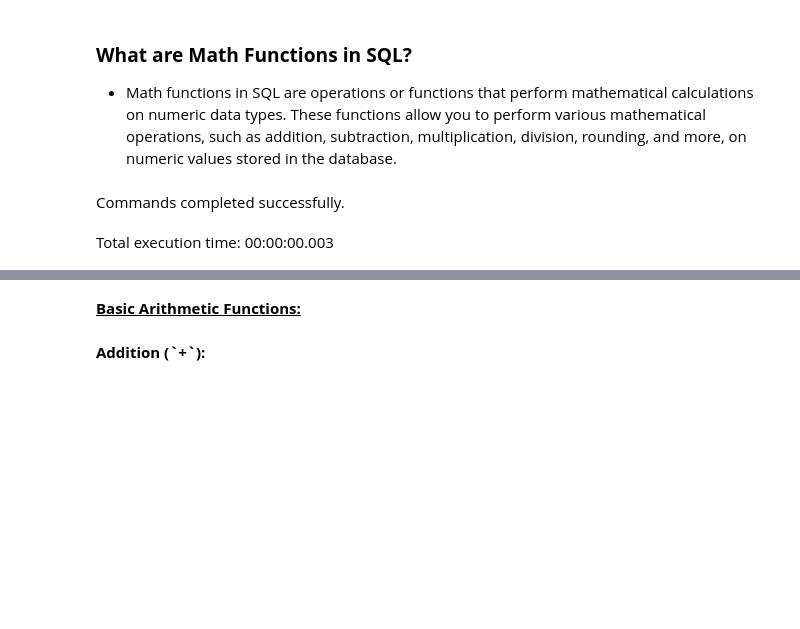
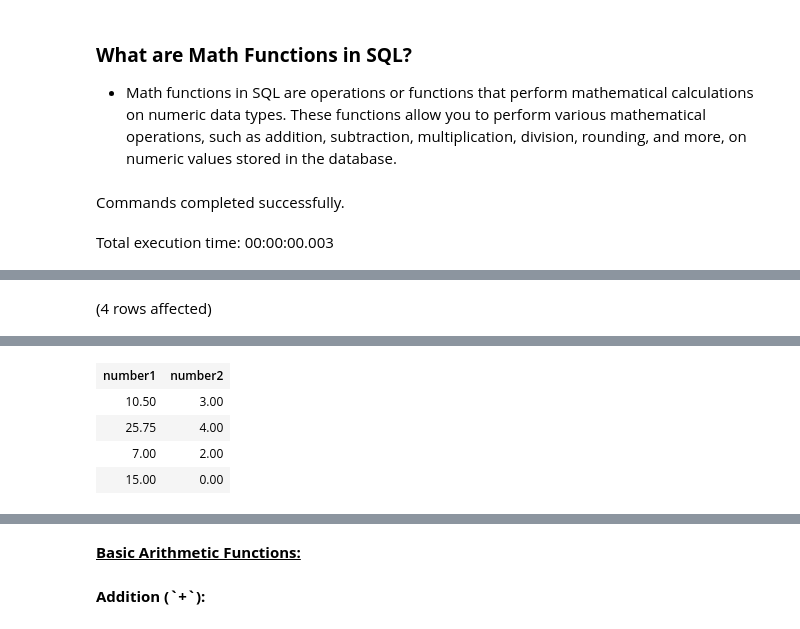
Before and after one commit to rathodlaxman/DataScienceLearnersHub-SQL, a Jupyter notebook: DSLH-MathFunctions.ipynb, the cells around one changed output, grey strips where cells are left out. Saved outputs shown, nothing was run; the diff lists cells and outputs as text; code cells hidden in the pictures; blank space fills up the shorter version.

```diff
--- a/DSLH-MathFunctions.ipynb
+++ b/DSLH-MathFunctions.ipynb
@@ -42,0 +89,4 @@ Total execution time: 00:00:00.007
+# %%
+SELECT * FROM math_functions_demo
+# %% [output]
+(4 rows affected)
@@ -42,0 +94,5 @@ Total execution time: 00:00:00.007
+| number1 | number2 |
+| 10.50 | 3.00 |
+| 25.75 | 4.00 |
+| 7.00 | 2.00 |
+| 15.00 | 0.00 |
```
Also changed, not shown: parts of 15 cells of this notebook, 2 other files.
